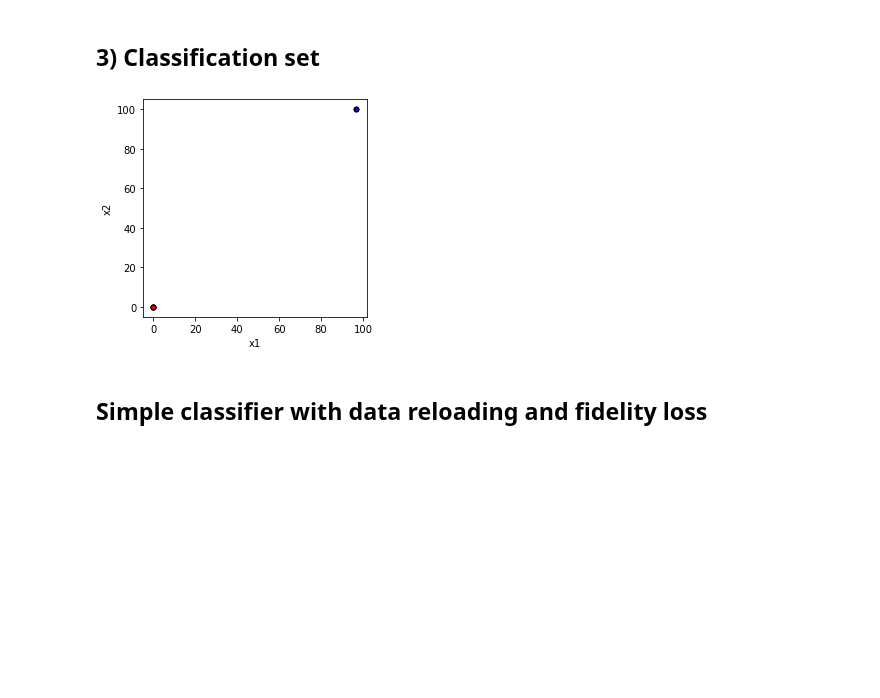
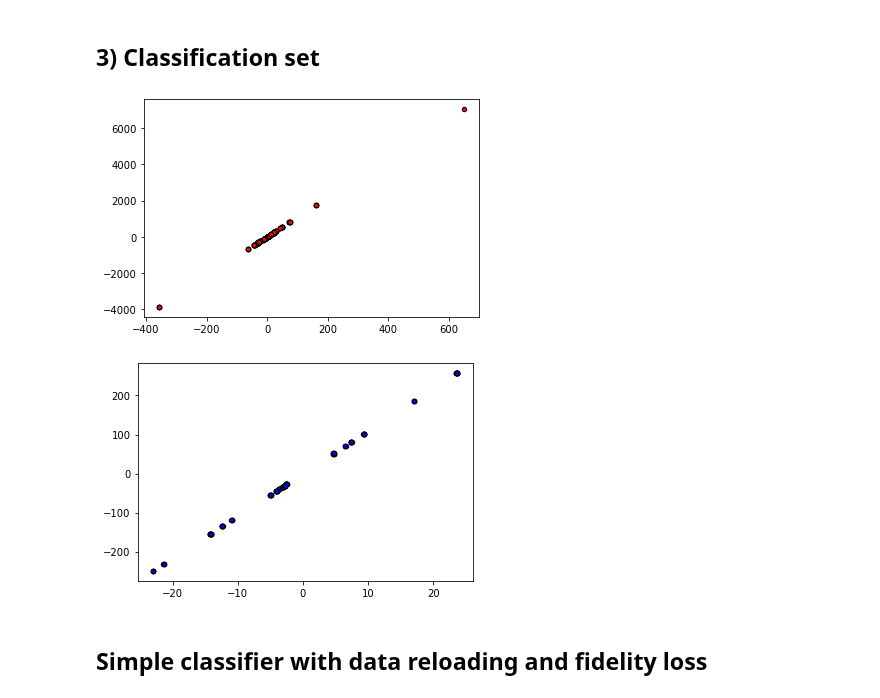
Before and after one commit to QuantumRadioAstronomy/visibility_repr, a Jupyter notebook: Data-reuploading.ipynb, the cells around one changed output. Cells and saved outputs as stored; diff of their text form; code cells hidden in the pictures; blank space fills up the shorter version.

```diff
--- a/Data-reuploading.ipynb
+++ b/Data-reuploading.ipynb
@@ -12,14 +12,14 @@ from pennylane.optimize import AdamOptimizer, GradientDescentOptimizer
 #pixels are set to low complex random values (image background/noise)
 #few pixels are set to larger complex random values in a specified ellipse area (image source/subject)
 
-n = 4
+n = 20
 noise = np.zeros((n, n), dtype='complex64')
 noise.real = np.random.rand(n , n) / 100
 noise.imag = np.random.rand(n , n) / 100
 
 h, w = noise.shape
-mask = circular_mask(h, w, radius=h/2)
+mask = circular_mask(h, w, radius=h/3)
 sky_image = noise.copy()
-sky_image[~mask] = complex(np.random.rand() * 100, np.random.rand() * 100)
+sky_image[mask] = complex(np.random.rand() * 100, np.random.rand() * 100)
 print(sky_image)
 # %% [output]
@@ -48,7 +73,7 @@ print(visibilities)
 # %% [markdown]
 ## 3) Classification set
 # %%
-def labels(data):
+def labels(data, mask):
     """
     Generates labels 1/0 of a given vector of complex points.
 
@@ -61,13 +86,15 @@ def labels(data):
     """
     Xvals, yvals = [], []
 
-    for i in range(len(data)):
-        if data[i].real >= 1:
-            label = 1
-        else:
-            label = 0
-        Xvals.append((data[i].real, data[i].imag))
-        yvals.append(label)
+    for i in range(mask.shape[0]):
+        for j in range(mask.shape[1]):
+            if mask[i][j] == True:
+                label = 1
+            else:
+                label = 0
+
+            yvals.append(label)
+            Xvals.append((data[i][j].real, data[i][j].imag))
 
     return pnp.array(Xvals, requires_grad=False), pnp.array(yvals, requires_grad=False)
 
@@ -75,44 +102,47 @@ def labels(data):
 def plot_data(x, y, fig=None, ax=None):
     """
     Plot data with red/blue values for a binary classification.
 
     Args:
         x (array[tuple]): array of data points as tuples
         y (array[int]): array of data points as tuples
     """
-    if fig == None:
-        fig, ax = plt.subplots(1, 1, figsize=(5, 5))
+
     reds = y == 0
     blues = y == 1
-    ax.scatter(x[reds, 0], x[reds, 1], c="red", s=20, edgecolor="k")
-    ax.scatter(x[blues, 0], x[blues, 1], c="blue", s=20, edgecolor="k")
-    ax.set_xlabel("x1")
-    ax.set_ylabel("x2")
+    plt.scatter(x[reds, 0], x[reds, 1], c="red", s=20, edgecolor="k")
+    ax.set_xlabel("Re")
+    ax.set_ylabel("Img")
+    plt.show()
 
-Xdata, ydata = labels(sky_image.flatten())
-fig, ax = plt.subplots(1, 1, figsize=(4, 4))
+    plt.scatter(x[blues, 0], x[blues, 1], c="blue", s=20, edgecolor="k")
+    plt.show()
+
+Xdata, ydata = labels(visibilities, mask)
+#fig, ax = plt.subplots(1, 1, figsize=(4, 4))
 plot_data(Xdata, ydata, fig=fig, ax=ax)
-plt.show()
+#plt.show()
 
 
 # Define output labels as quantum state vectors
 def density_matrix(state):
     """Calculates the density matrix representation of a state.
 
     Args:
         state (array[complex]): array representing a quantum state vector
 
     Returns:
         dm: (array[complex]): array representing the density matrix
     """
-    return state * np.conj(state).T
+    return state * pnp.conj(state).T
 
 
 label_0 = [[1], [0]]
 label_1 = [[0], [1]]
 state_labels = pnp.array([label_0, label_1], requires_grad=False)
 # %% [output]
-[figure, old version]
+[figure, new version]
+[figure, added]
 # %% [markdown]
 ## Simple classifier with data reloading and fidelity loss
 # %%
```
Also changed, not shown: parts of 5 cells of this notebook.
